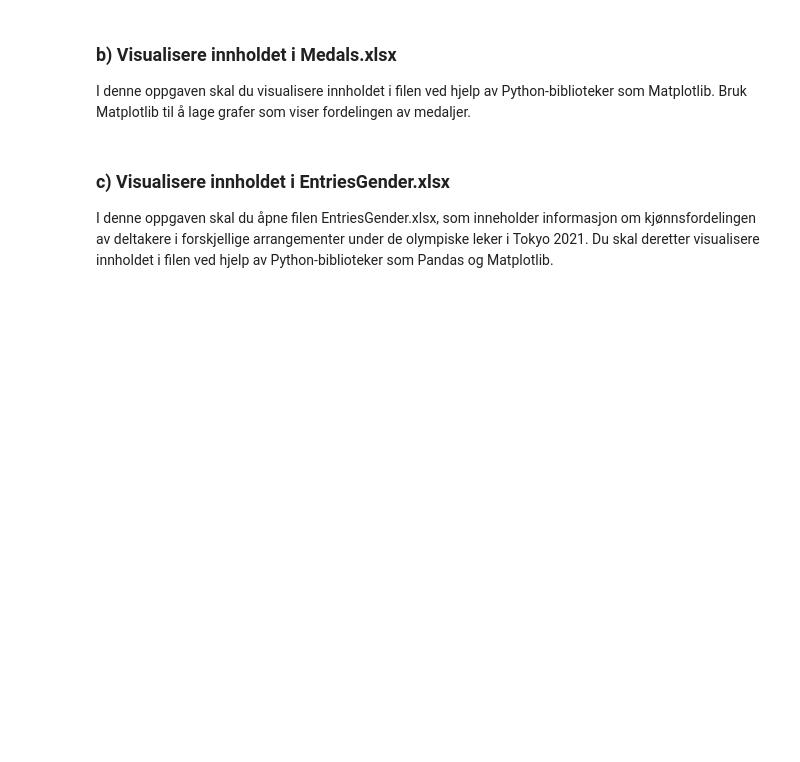
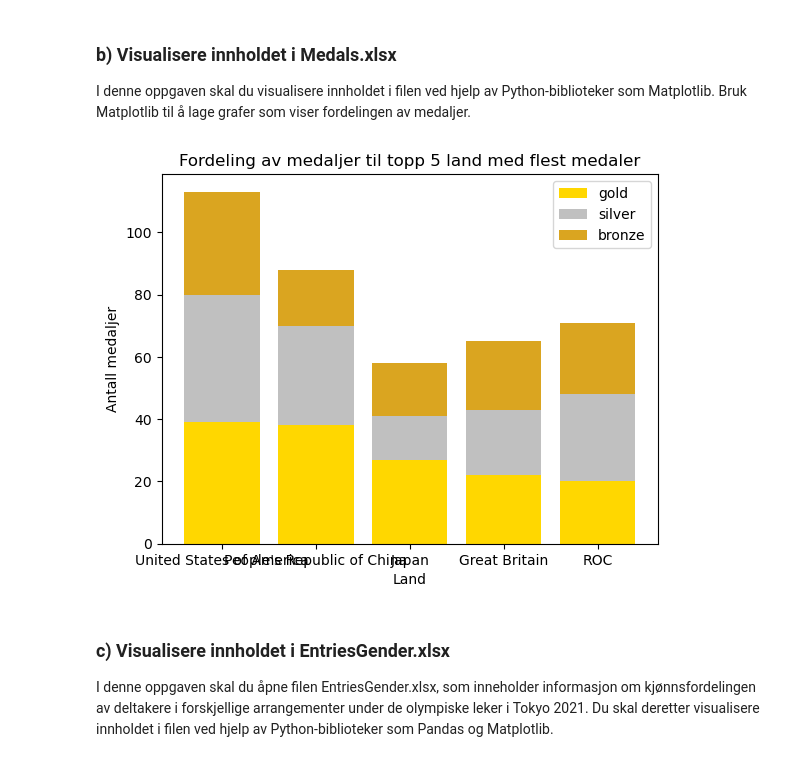
Before and after one commit to mxnilsen/TDT4114, a Jupyter notebook: 1_numpy_matplotlib.ipynb, the cells around one changed output. Cells and saved outputs as stored; diff of their text form; code cells hidden in the pictures; blank space fills up the shorter version.

```diff
--- a/1_numpy_matplotlib.ipynb
+++ b/1_numpy_matplotlib.ipynb
@@ -41,3 +52,32 @@ Bruk Matplotlib til å lage grafer som viser fordelingen av medaljer.
+# %%
+# Skriv koden din her
+import pandas as pd
+
+file = "Medals.xlsx"
+
+data = pd.read_excel(file)
+
+import matplotlib.pyplot as plt
+
+top5 = data.head(5)
+
+land = top5['Team/NOC']
+gold = top5['Gold']
+silver = top5['Silver']
+bronze = top5['Bronze']
+
+fig, ax = plt.subplots()
+x = land
+ax.bar(x, gold, label = 'gold', color = 'gold')
+ax.bar(x, silver, label = 'silver', bottom = gold, color = 'silver')
+ax.bar(x, bronze, label = 'bronze', bottom = gold + silver, color = 'goldenrod')
+ax.set_title('Fordeling av medaljer til topp 5 land med flest medaler')
+ax.set_ylabel('Antall medaljer')
+ax.set_xlabel('Land')
+ax.legend()
+plt.show()
+# %% [output]
+[figure, added]
 # %% [markdown]
 ### c) Visualisere innholdet i EntriesGender.xlsx
 
```
Also changed, not shown: parts of 6 cells of this notebook.
